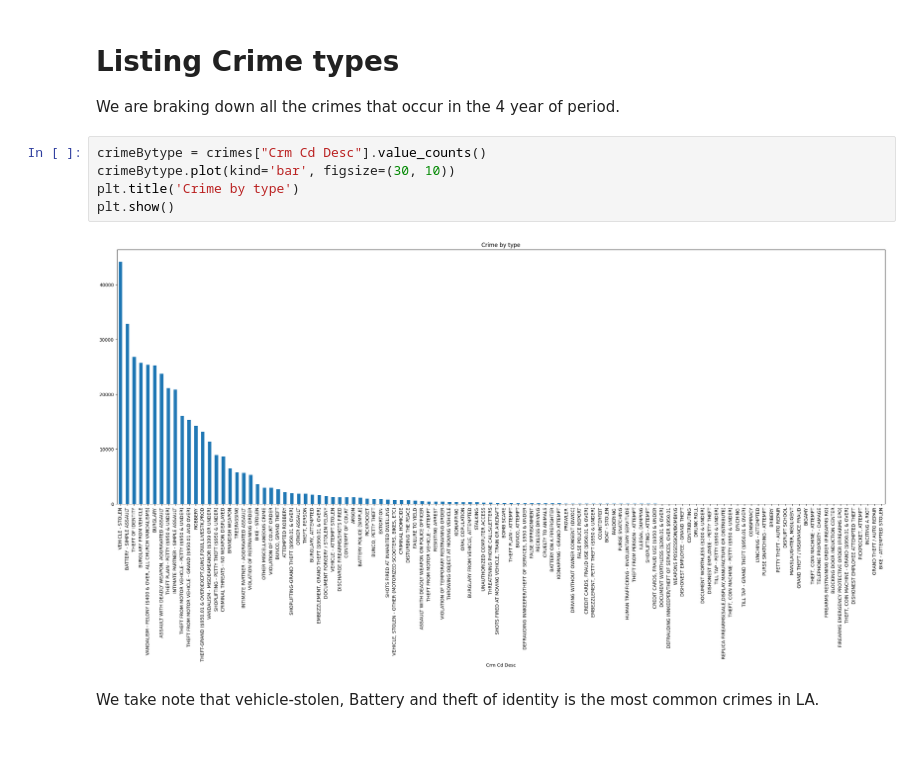
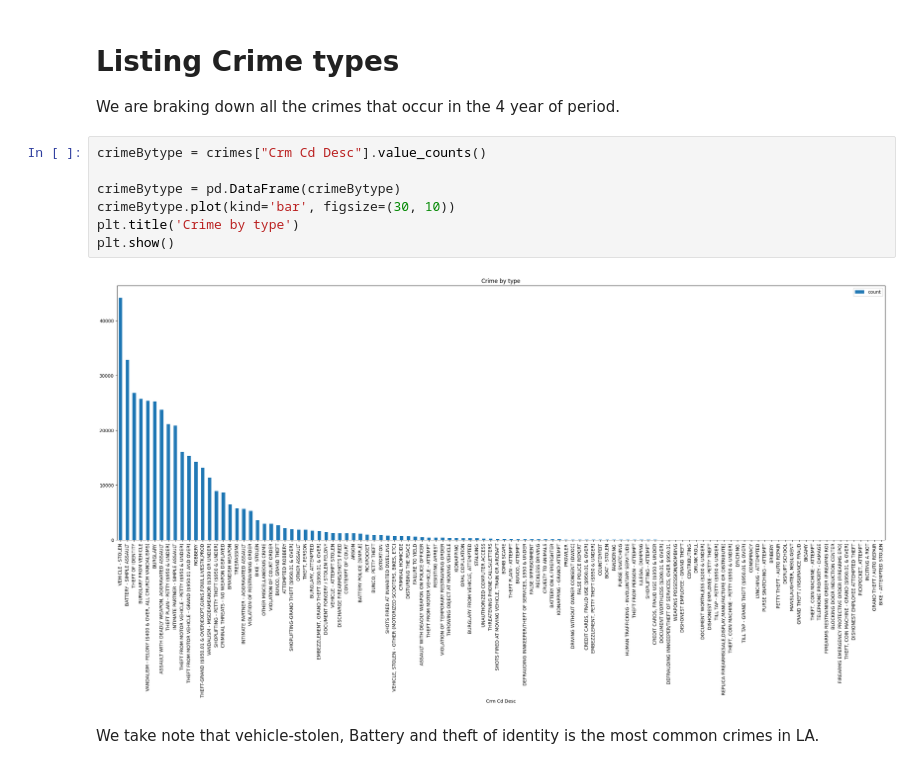
Before and after one commit to mihirh19/analyzing-crimes-in-LA, a Jupyter notebook: notebook.ipynb, the cells around one changed output. Drawn from its saved outputs; the diff is of its cells as text.

```diff
--- a/notebook.ipynb
+++ b/notebook.ipynb
@@ -93,11 +93,13 @@ dtype: int64
 We are braking down all the crimes that occur in the 4 year of period.
 # %%
 crimeBytype = crimes["Crm Cd Desc"].value_counts()
+
+crimeBytype = pd.DataFrame(crimeBytype)
 crimeBytype.plot(kind='bar', figsize=(30, 10))
 plt.title('Crime by type')
 plt.show()
 # %% [output]
-[figure, old version]
+[figure, new version]
 # %% [markdown]
 We take note that vehicle-stolen, Battery and theft of identity is the most common crimes in LA.
 # %% [markdown]
```
Also changed, not shown: parts of 4 cells of this notebook.
